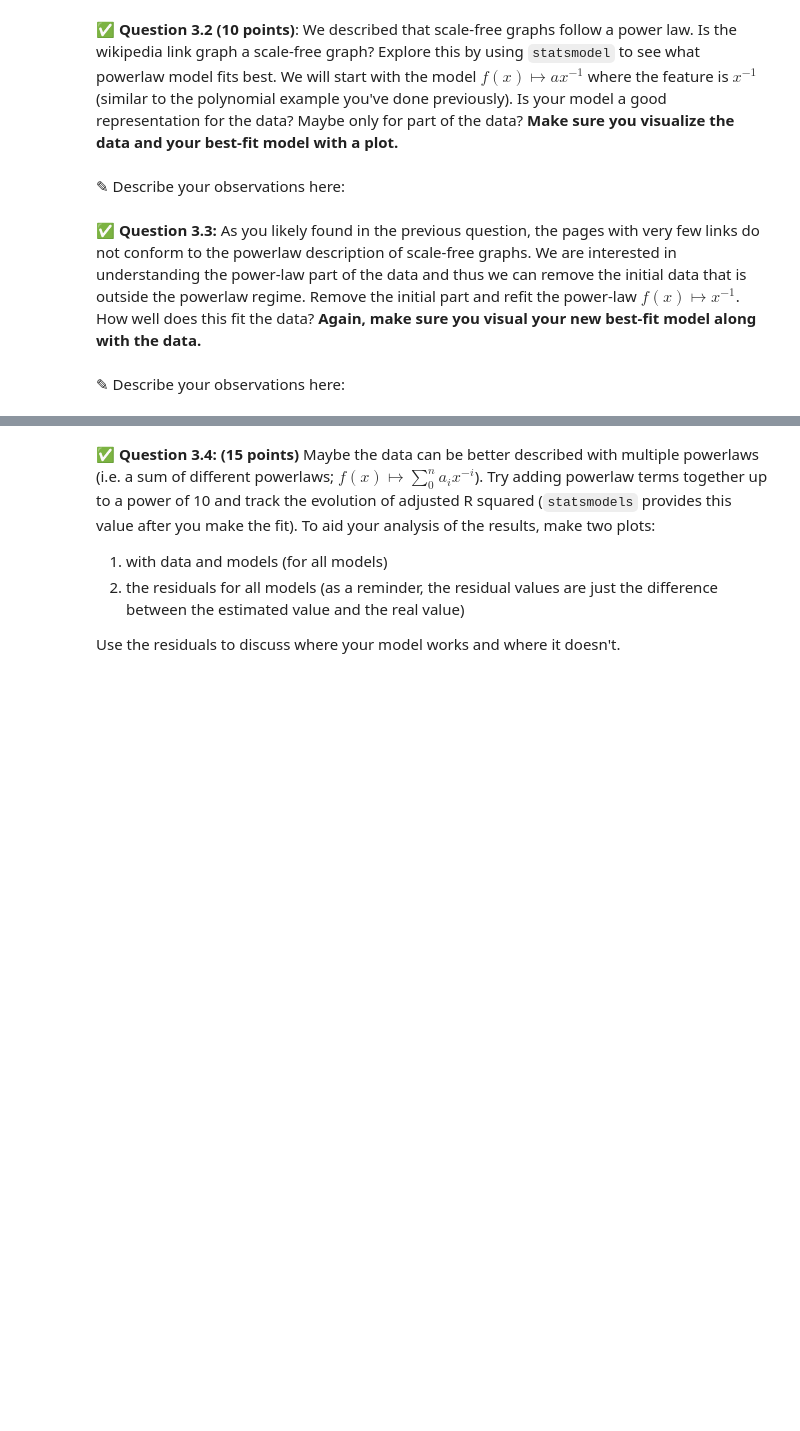
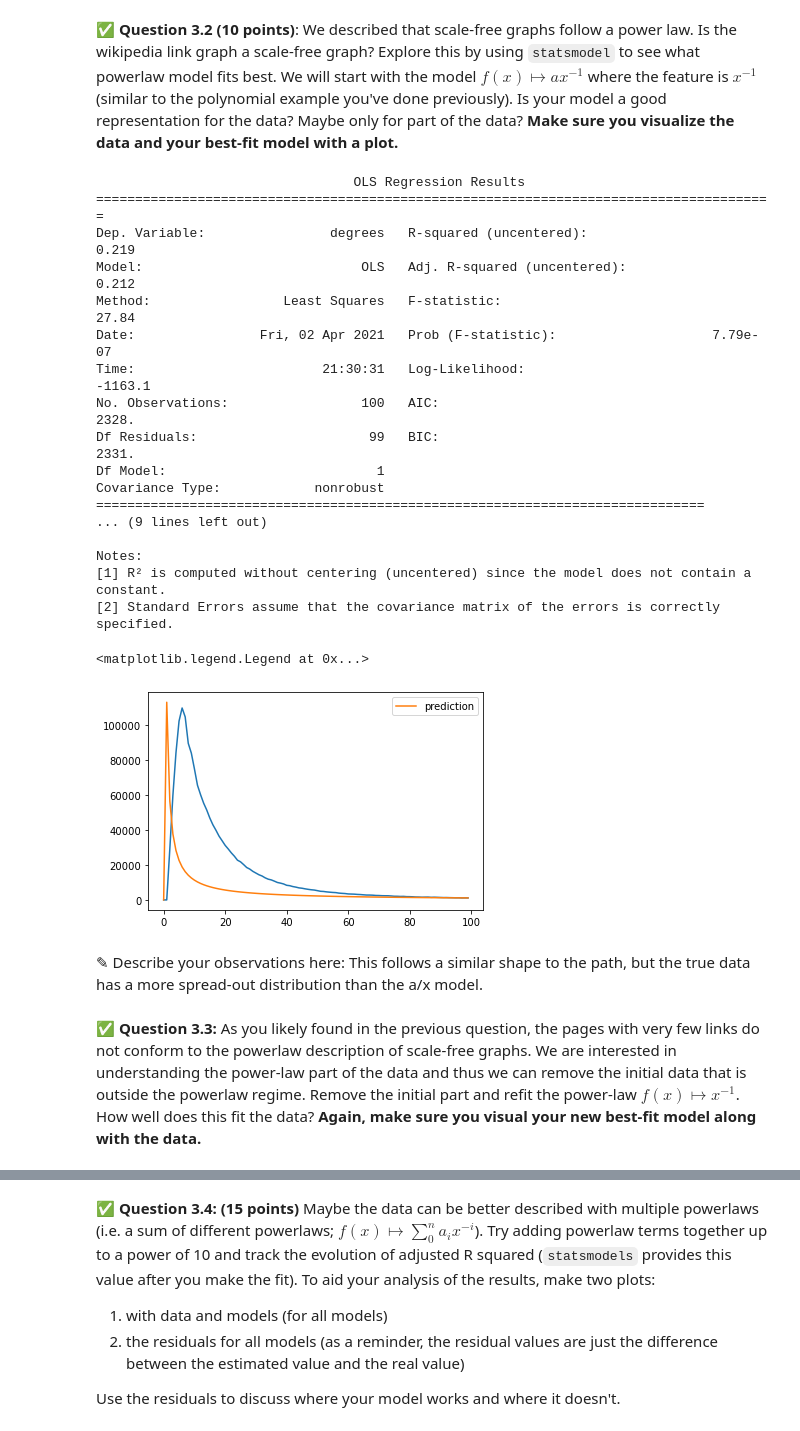
Before and after one commit to volekjac/cmse202-s21-turnin, a Jupyter notebook: hw-04/HW-04_graph_regression-JakeVolek.ipynb, the cells around one changed output, grey strips where cells are left out. Drawn from its saved outputs; the diff is of its cells as text; code cells hidden in the pictures; blank space fills up the shorter version.

```diff
--- a/hw-04/HW-04_graph_regression-JakeVolek.ipynb
+++ b/hw-04/HW-04_graph_regression-JakeVolek.ipynb
@@ -343,4 +343,37 @@ Text(0, 0.5, 'Count')
+# %%
+# Fit a model for a/x and create a plot for this versus the real data
+import statsmodels.api as sm
+x = wiki['edges']
+y = wiki['degrees']
+f_x = 1/x
+f_x[0] = 0
+model = sm.OLS(y, f_x)
+results = model.fit()
+print(results.summary())
+plt.plot(wiki['edges'], wiki['degrees'])
+plt.plot(wiki['edges'], results.predict(), label = 'prediction')
+plt.legend()
+# %% [output]
+                                 OLS Regression Results
+=======================================================================================
+Dep. Variable:                degrees   R-squared (uncentered):                   0.219
+Model:                            OLS   Adj. R-squared (uncentered):              0.212
+Method:                 Least Squares   F-statistic:                              27.84
+Date:                Fri, 02 Apr 2021   Prob (F-statistic):                    7.79e-07
+Time:                        21:30:31   Log-Likelihood:                         -1163.1
+No. Observations:                 100   AIC:                                      2328.
+Df Residuals:                      99   BIC:                                      2331.
+Df Model:                           1
+Covariance Type:            nonrobust
+==============================================================================
+... (9 lines left out)
+
+Notes:
+[1] R² is computed without centering (uncentered) since the model does not contain a constant.
+[2] Standard Errors assume that the covariance matrix of the errors is correctly specified.
+<matplotlib.legend.Legend at 0x...>
+[figure, added]
 # %% [markdown]
-<font size=+3>&#9998;</font> Describe your observations here:
+<font size=+3>&#9998;</font> Describe your observations here: This follows a similar shape to the path, but the true data has a more spread-out distribution than the a/x model.
 # %% [markdown]
 &#9989; **Question 3.3:** As you likely found in the previous question, the pages with very few links do not conform to the powerlaw description of scale-free graphs. We are interested in understanding the power-law part of the data and thus we can remove the initial data that is outside the powerlaw regime. Remove the initial part and refit the power-law $f(x)\mapsto x^{-1}$. How well does this fit the data? **Again, make sure you visual your new best-fit model along with the data.**
@@ -349,2 +379,0 @@ Text(0, 0.5, 'Count')
-# %% [markdown]
-<font size=+3>&#9998;</font> Describe your observations here:
```
Also changed, not shown: parts of 16 cells of this notebook.
